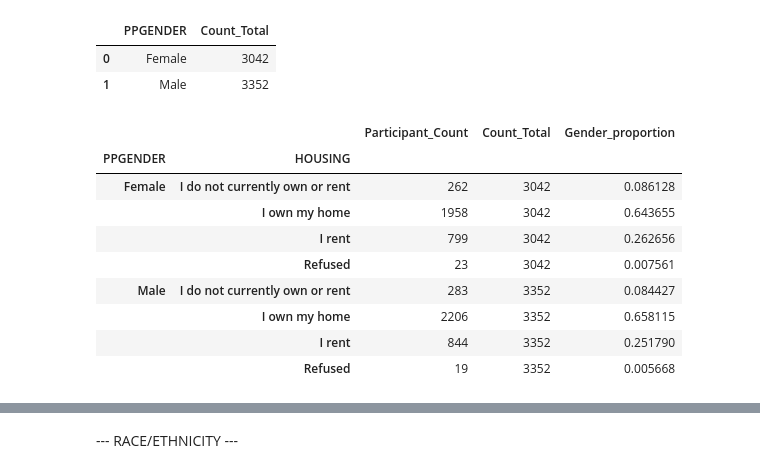
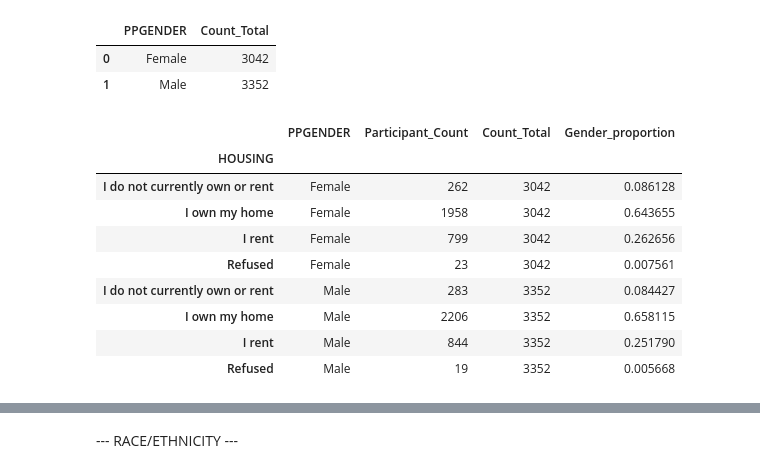
Before and after one commit to ds4a-team85/cohort2020-team-project, a Jupyter notebook: CFPB_EDA.ipynb, the cells around one changed output, grey strips where cells are left out. Cells and saved outputs as stored; diff of their text form; code cells hidden in the pictures.

```diff
--- a/CFPB_EDA.ipynb
+++ b/CFPB_EDA.ipynb
@@ -230,17 +230,17 @@ gender_totals
 # %%
 homeown_gender = homeown_df.loc[:,['PUF_ID','PPGENDER','HOUSING']].groupby(['PPGENDER','HOUSING']).count().rename(columns={'PUF_ID':'Participant_Count'}).reset_index()
 homeown_gender = homeown_gender.merge(gender_totals)
 homeown_gender['Gender_proportion'] = homeown_gender['Participant_Count'] / homeown_gender['Count_Total']
-homeown_gender = homeown_gender.set_index(['PPGENDER','HOUSING'])
+homeown_gender = homeown_gender.set_index(['HOUSING'])
 homeown_gender
 # %% [output]
-|  |  | Participant_Count | Count_Total | Gender_proportion |
-| PPGENDER | HOUSING |  |  |  |
-| Female | I do not currently own or rent | 262 | 3042 | 0.086128 |
-|  | I own my home | 1958 | 3042 | 0.643655 |
-|  | I rent | 799 | 3042 | 0.262656 |
-|  | Refused | 23 | 3042 | 0.007561 |
-| Male | I do not currently own or rent | 283 | 3352 | 0.084427 |
-|  | I own my home | 2206 | 3352 | 0.658115 |
-|  | I rent | 844 | 3352 | 0.251790 |
-|  | Refused | 19 | 3352 | 0.005668 |
+|  | PPGENDER | Participant_Count | Count_Total | Gender_proportion |
+| HOUSING |  |  |  |  |
+| I do not currently own or rent | Female | 262 | 3042 | 0.086128 |
+| I own my home | Female | 1958 | 3042 | 0.643655 |
+| I rent | Female | 799 | 3042 | 0.262656 |
+| Refused | Female | 23 | 3042 | 0.007561 |
+| I do not currently own or rent | Male | 283 | 3352 | 0.084427 |
+| I own my home | Male | 2206 | 3352 | 0.658115 |
+| I rent | Male | 844 | 3352 | 0.251790 |
+| Refused | Male | 19 | 3352 | 0.005668 |
```
Also changed, not shown: parts of 5 cells of this notebook.
